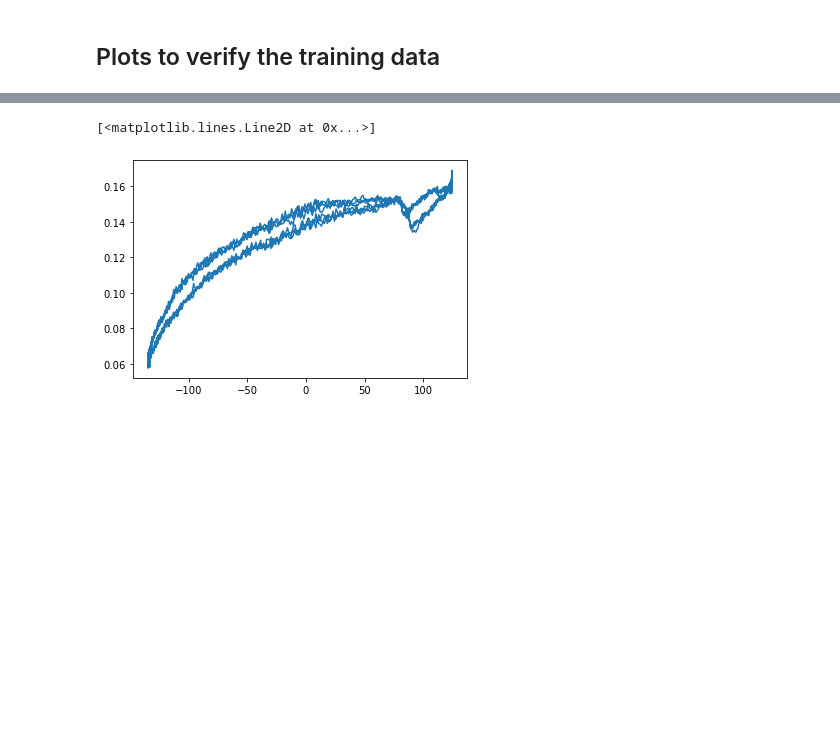
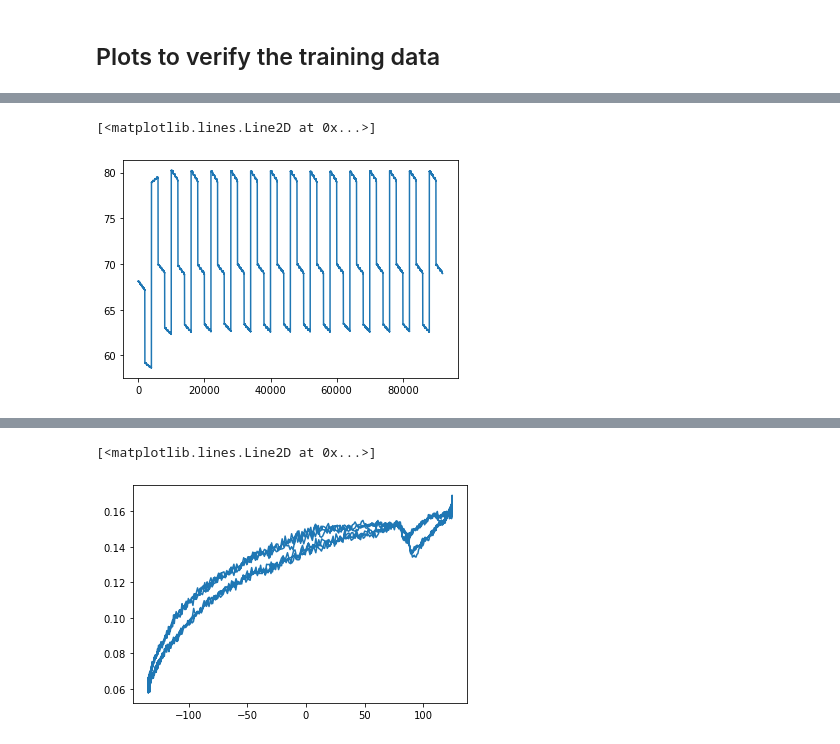
Before and after one commit to chen-xin-94/trelleborg, a Jupyter notebook: Training.ipynb, the cells around one changed output, grey strips where cells are left out. Saved outputs shown, nothing was run; the diff lists cells and outputs as text; code cells hidden in the pictures; blank space fills up the shorter version.

```diff
--- a/Training.ipynb
+++ b/Training.ipynb
@@ -89,2 +62,8 @@ json.loads(f.attrs["name_lookup_rev"])
+# %%
+# plot temperatur
+plt.plot(y_t )
+# %% [output]
+[<matplotlib.lines.Line2D at 0x...>]
+[figure, added]
 # %%
 # y_test is not a sine wave because it's out of order and normalized.
```
Also changed, not shown: parts of 23 cells of this notebook.
